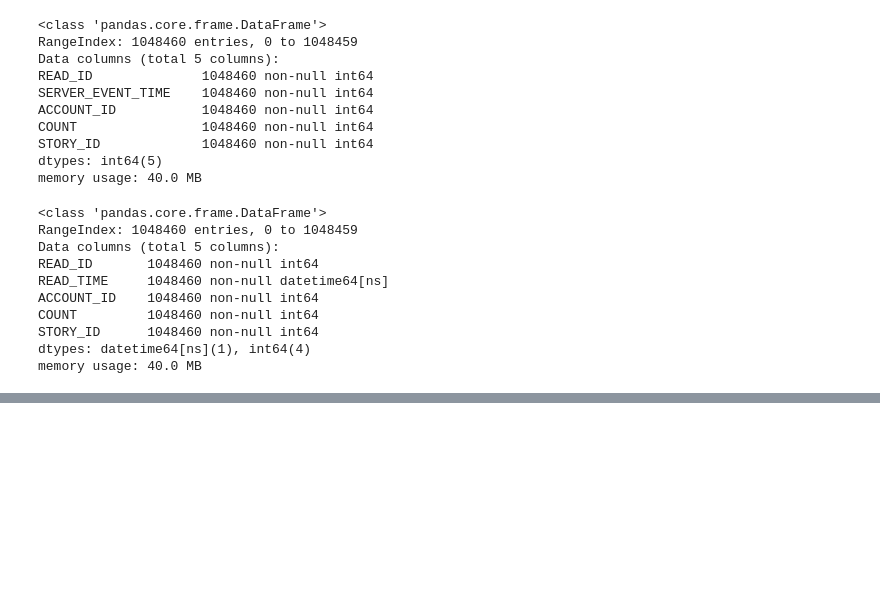
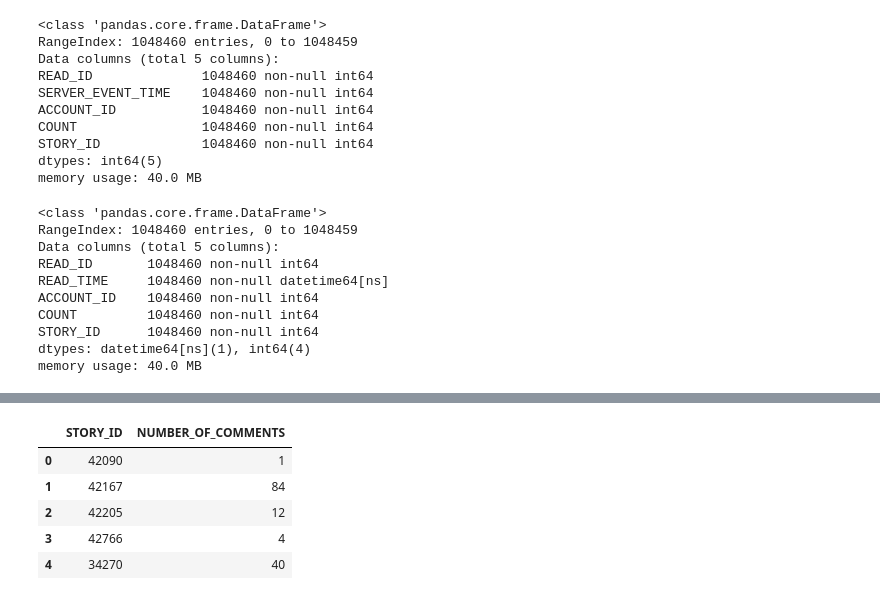
Before and after one commit to denizguzel95/sweek2019-group-2, a Jupyter notebook: Data engineering.ipynb, the cells around one changed output, grey strips where cells are left out. Cells and saved outputs as stored; diff of their text form; code cells hidden in the pictures; blank space fills up the shorter version.

```diff
--- a/Data engineering.ipynb
+++ b/Data engineering.ipynb
@@ -296,0 +326,10 @@ memory usage: 40.0 MB
+# %%
+tempComments.head()
+#tempComments.drop(columns=['COMMENT_ID','COMMENT_TIME','ACCOUNT_ID','PREVIOUS_COMMENT_ID','DELETED','WORD_COUNT'])
+# %% [output]
+|  | STORY_ID | NUMBER_OF_COMMENTS |
+| 0 | 42090 | 1 |
+| 1 | 42167 | 84 |
+| 2 | 42205 | 12 |
+| 3 | 42766 | 4 |
+| 4 | 34270 | 40 |
```
Also changed, not shown: parts of 6 cells of this notebook.
